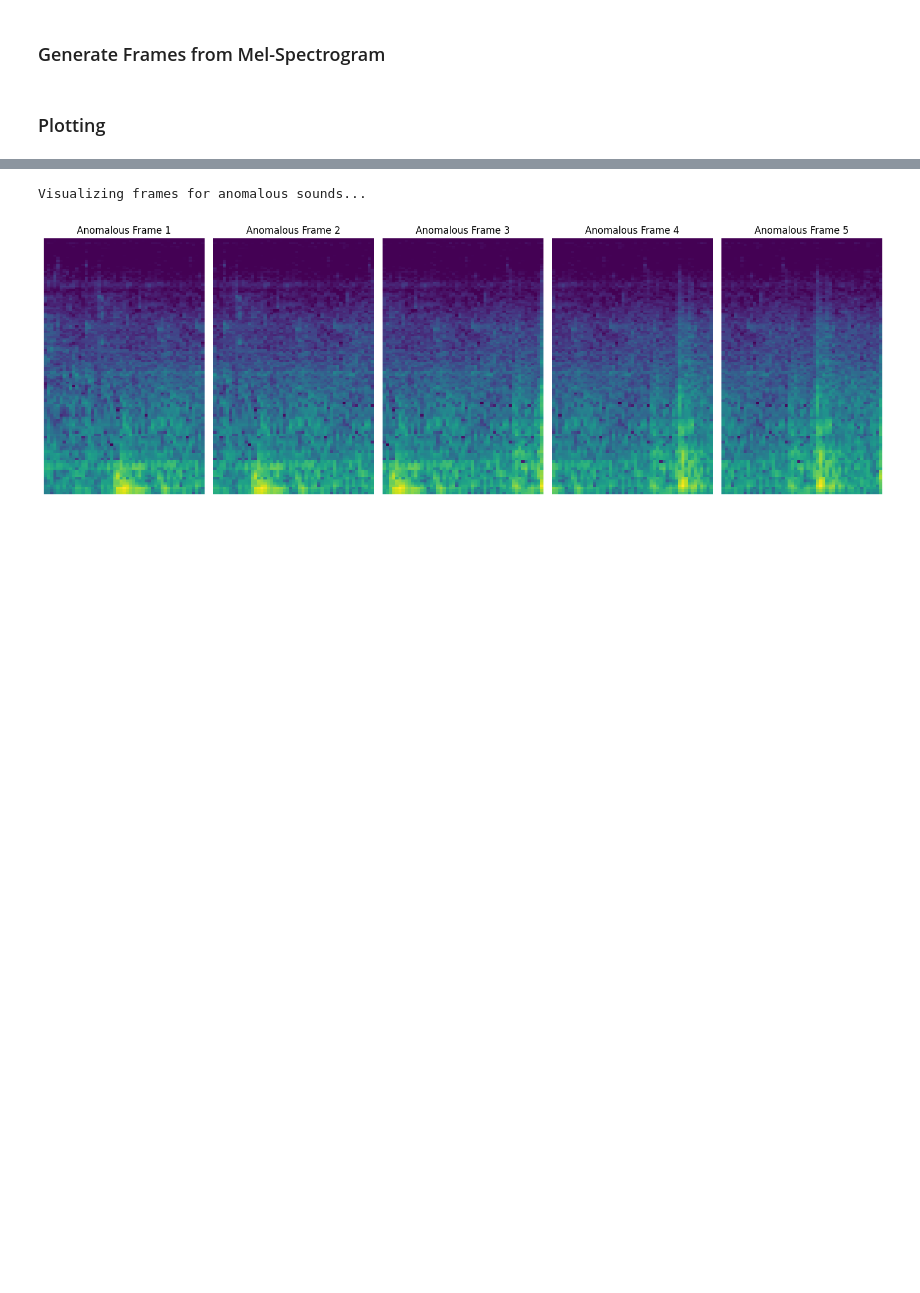
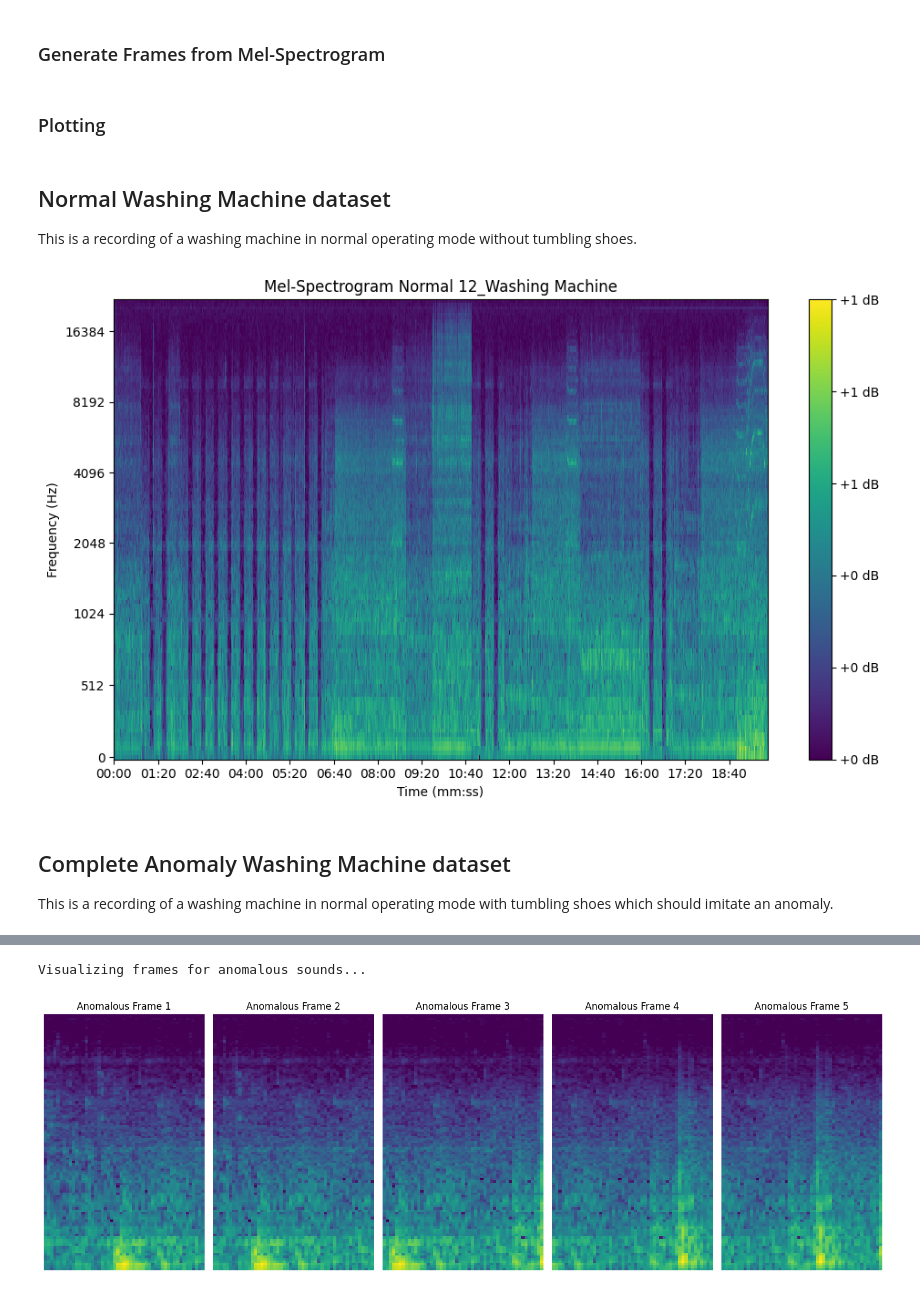
Before and after one commit to frodo-hu/Acoustic-Anomaly-Detection, a Jupyter notebook: Notebooks/Data Analysis/Data Analysis.ipynb, the cells around one changed output, grey strips where cells are left out. Saved outputs shown, nothing was run; the diff lists cells and outputs as text; code cells hidden in the pictures; blank space fills up the shorter version.

```diff
--- a/Notebooks/Data Analysis/Data Analysis.ipynb
+++ b/Notebooks/Data Analysis/Data Analysis.ipynb
@@ -94,2 +106,44 @@ np.save(output_normal_frames_path, frames_normal_13_washing_machine)
 # %% [markdown]
 ### Plotting
+# %% [markdown]
+## Normal Washing Machine dataset
+
+This is a recording of a washing machine in normal operating mode without tumbling shoes.
+# %%
+# Create a single plot
+fig, ax = plt.subplots(figsize=(10, 6))
+
+# Plot Normal Mel-Spectrogram
+img1 = librosa.display.specshow(mel_normal_12_washing_machine, sr=sr_normal_12_washing_machine, x_axis='time', y_axis='mel', cmap='viridis', ax=ax)
+ax.set(title='Mel-Spectrogram Normal 12_Washing Machine', xlabel='Time (mm:ss)', ylabel='Frequency (Hz)')
+
+# Set the x-axis to display only specified part of spectrogram (in seconds)
+# ax.set_xlim([14, 28])
+
+# Define a custom function to format the x-axis labels with MM:SS only at the beginning of each minute
+def format_time(x, pos):
+    minutes = int(x // 60)
+    seconds = int(x % 60)
+    # Show "MM:SS" at the start of each new displayed minute, then only seconds
+    if x == ax.get_xlim()[0] or seconds == 0:
+        return f"{minutes:02d}:{seconds:02d}"
+    else:
+        return f"{minutes:02d}:{seconds:02d}"
+
+# Apply the formatter to the x-axis
+ax.xaxis.set_major_locator(ticker.MaxNLocator(nbins=15))  # Set 15 ticks
+ax.xaxis.set_major_formatter(ticker.FuncFormatter(format_time))
+
+# Set color bar for dB scale
+fig.colorbar(img1, ax=ax, format='%+2.0f dB')
+
+# Adjust layout
+plt.tight_layout()
+plt.savefig('../../Data/mel/mel_spectrogram_12_washing_machine_N.png')
+plt.show()
+# %% [output]
+[figure, added]
+# %% [markdown]
+## Complete Anomaly Washing Machine dataset
+
+This is a recording of a washing machine in normal operating mode with tumbling shoes which should imitate an anomaly.
```
Also changed, not shown: parts of 41 cells of this notebook.
